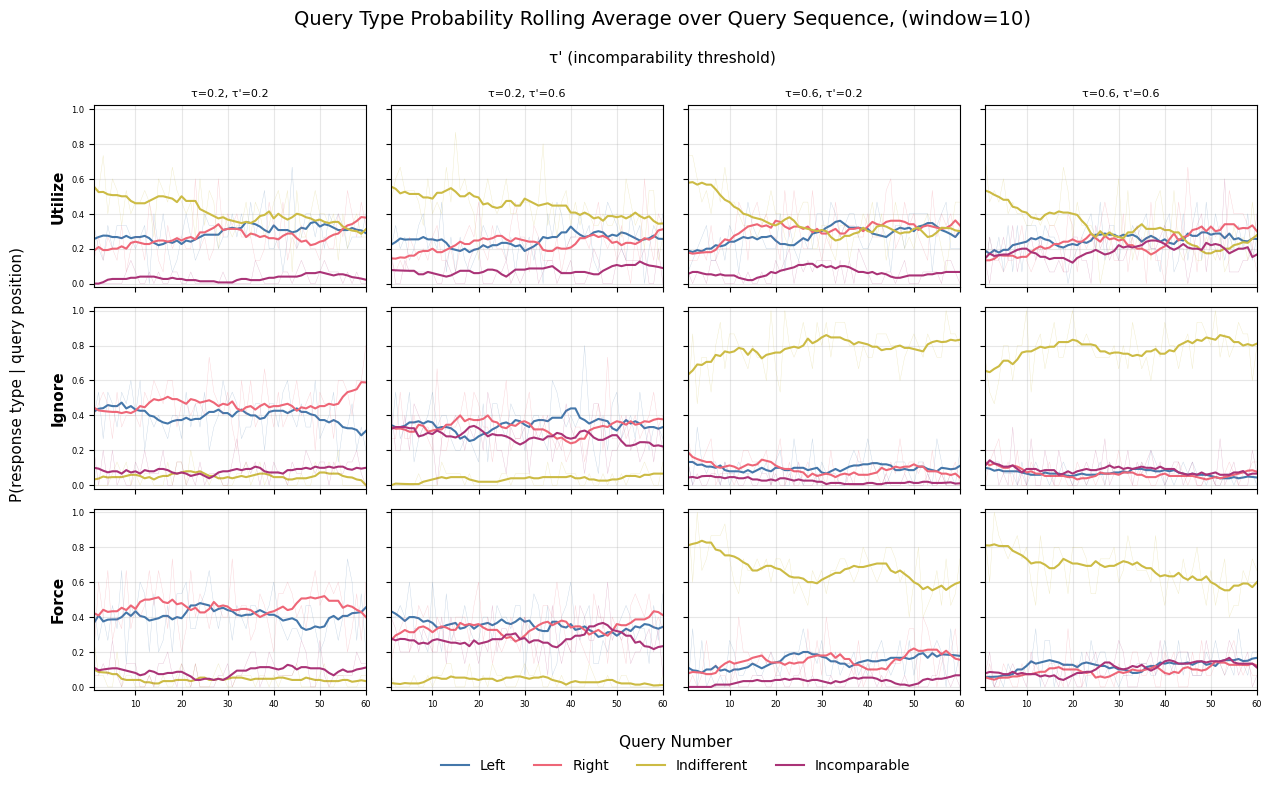
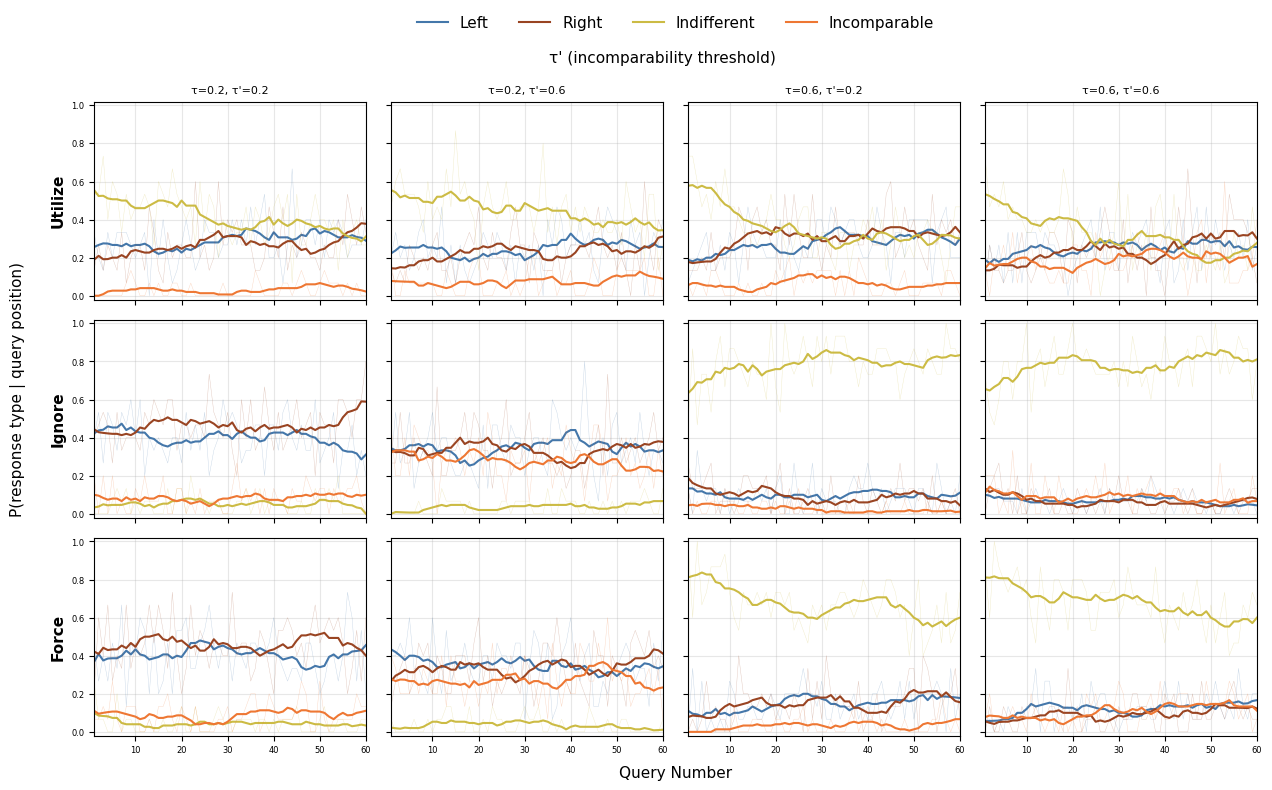
The change to this notebook cell's code, shown as a diff; its figure went from the first image to the second:
--- before
+++ after
@@ -17,6 +17,6 @@
 response_types = ['left', 'right', 'indifferent', 'incomparable']
 response_colors = {
-    'left': '#4477AA', 'right': '#EE6677',
-    'indifferent': '#CCBB44', 'incomparable': '#AA3377',
+    'left': '#4477AA', 'right': '#994422',
+    'indifferent': '#CCBB44', 'incomparable': '#EE7733',
 }
 
@@ -76,7 +76,7 @@
             ax.set_title(f"\u03c4={tau}, \u03c4'={tp}", fontsize=8)
 
-fig.suptitle(f'Query Type Probability Rolling Average over Query Sequence, (window={window})', fontsize=14, x=0.52, y=0.98)
-fig.text(0.52, 0.91, "τ' (incomparability threshold)", ha='center', fontsize=11)
-fig.text(0.53, 0.01, 'Query Number', ha='center', fontsize=11)
+# fig.suptitle(f'Query Type Probability Rolling Average over Query Sequence, (window={window})', fontsize=14, x=0.52, y=0.98)
+fig.text(0.52, 0.93, "τ' (incomparability threshold)", ha='center', fontsize=11)
+fig.text(0.53, -0.01, 'Query Number', ha='center', fontsize=11)
 fig.text(0.01, 0.5, 'P(response type | query position)', va='center',
          rotation='vertical', fontsize=11)
@@ -85,7 +85,7 @@
            for r in response_types]
 fig.legend(handles, [r.capitalize() for r in response_types],
-           loc='lower center', ncol=4, fontsize=10, frameon=False,
-           bbox_to_anchor=(0.53, -0.04))
+           loc='upper center', ncol=4, fontsize=11, frameon=False,
+           bbox_to_anchor=(0.53, 1.01))
 
-plt.tight_layout(rect=[0.03, 0.04, 1, 0.94])
+plt.tight_layout(rect=[0.03, 0.0, 1, 0.92])
 plt.show()

Commit: updates